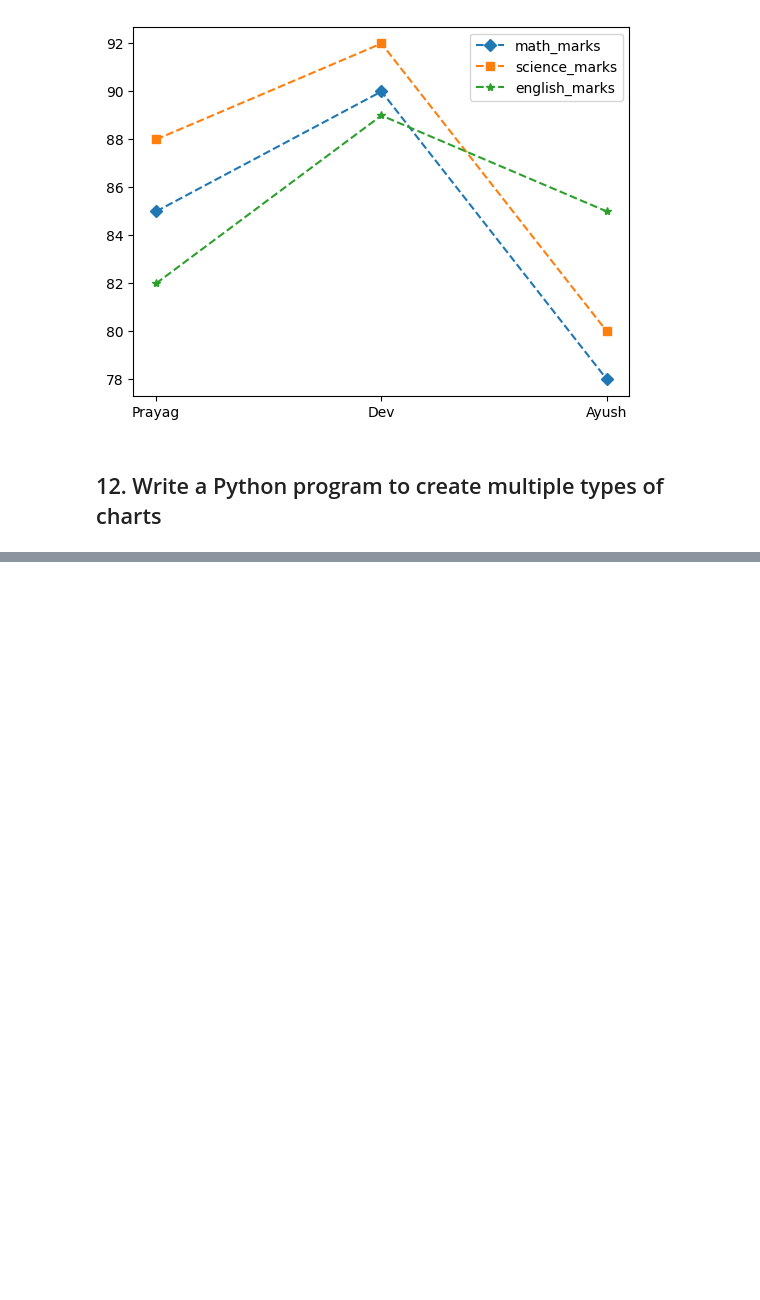
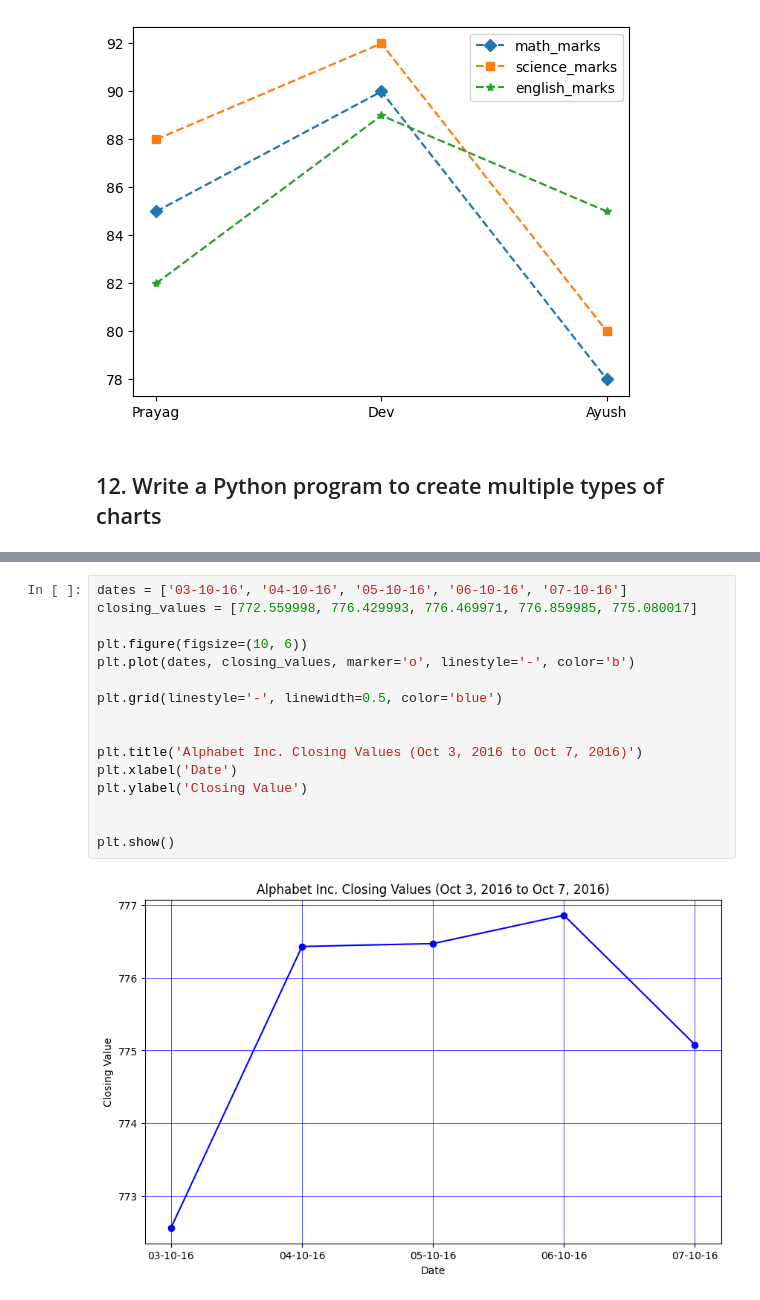
Before and after one commit to Prayag321/Python-libraries, a Jupyter notebook: matplotlib/matplotlib.ipynb, the cells around one changed output, grey strips where cells are left out. Drawn from its saved outputs; the diff is of its cells as text; blank space fills up the shorter version.

```diff
--- a/matplotlib/matplotlib.ipynb
+++ b/matplotlib/matplotlib.ipynb
@@ -368,0 +376,18 @@ plt.show()
+# %%
+dates = ['03-10-16', '04-10-16', '05-10-16', '06-10-16', '07-10-16']
+closing_values = [772.559998, 776.429993, 776.469971, 776.859985, 775.080017]
+
+plt.figure(figsize=(10, 6))
+plt.plot(dates, closing_values, marker='o', linestyle='-', color='b')
+
+plt.grid(linestyle='-', linewidth=0.5, color='blue')
+
+
+plt.title('Alphabet Inc. Closing Values (Oct 3, 2016 to Oct 7, 2016)')
+plt.xlabel('Date')
+plt.ylabel('Closing Value')
+
+
+plt.show()
+# %% [output]
+[figure, added]
```
Also changed, not shown: parts of 2 cells of this notebook.
